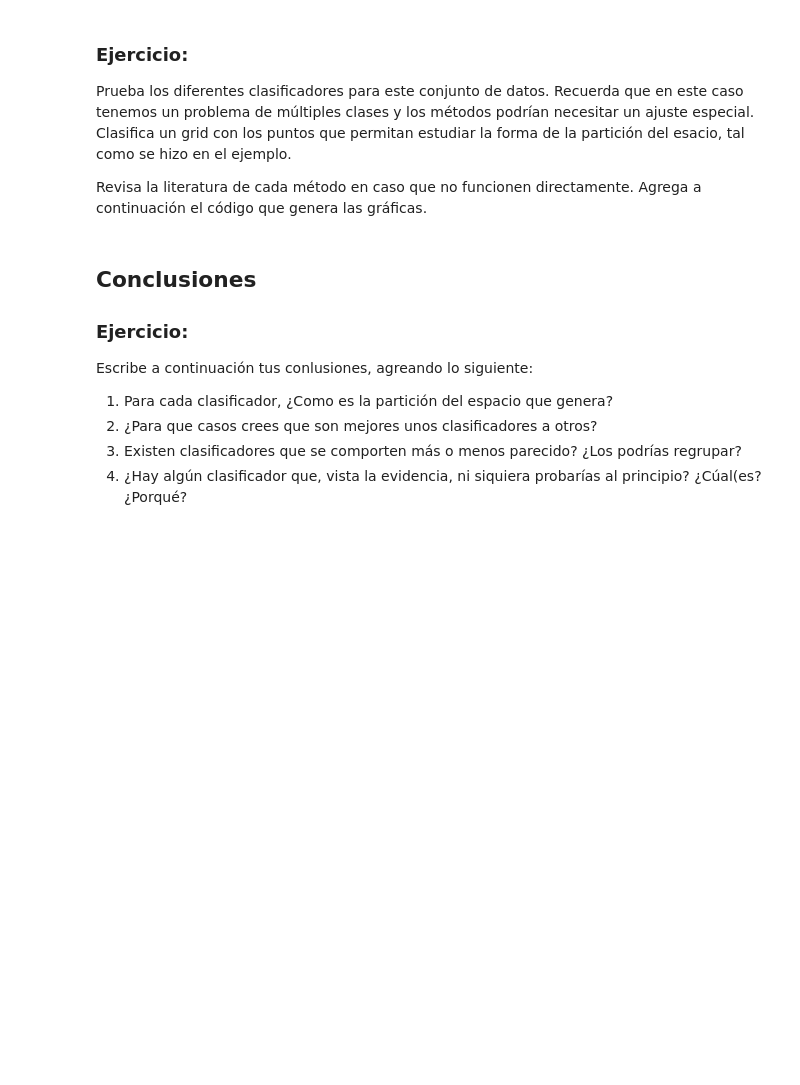
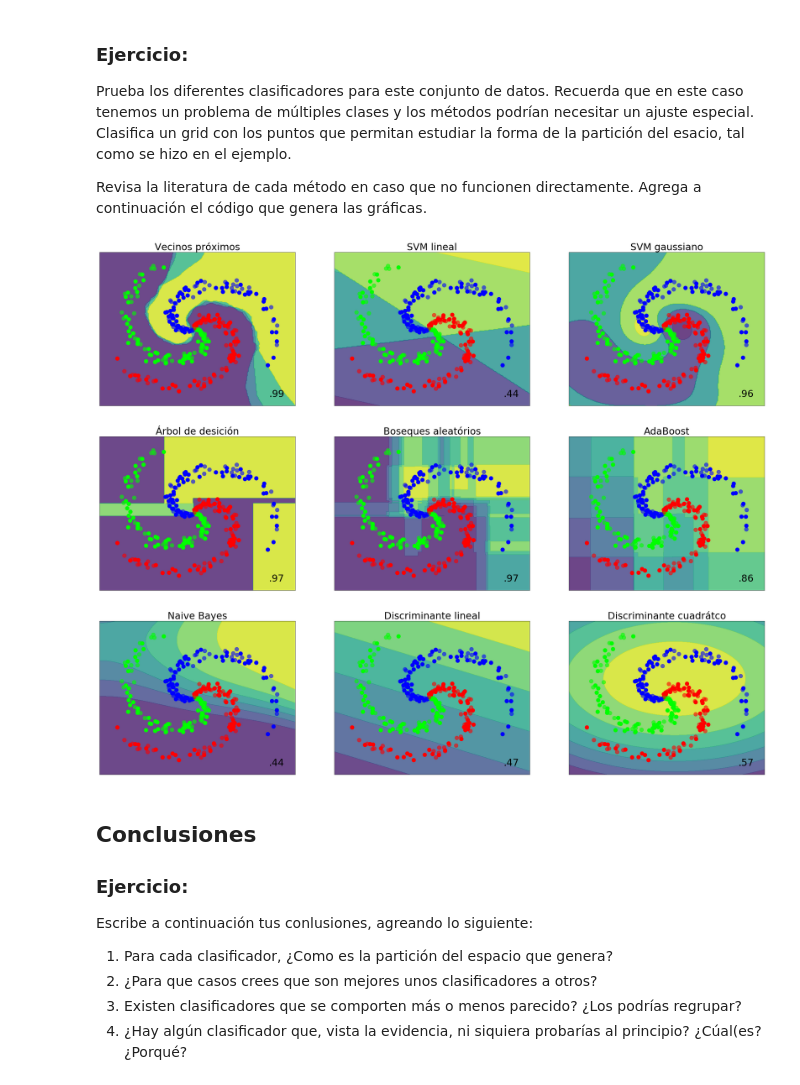
Before and after one commit to jjups96/tarea07-aprendizaje-supervisado, a Jupyter notebook: libretas/clasificadores.ipynb, the cells around one changed output. Cells and saved outputs as stored; diff of their text form; code cells hidden in the pictures; blank space fills up the shorter version.

Commit message:
Libreta de clasificadores

```diff
--- a/libretas/clasificadores.ipynb
+++ b/libretas/clasificadores.ipynb
@@ -193,3 +214,59 @@ Revisa la literatura de cada método en caso que no funcionen directamente. Agre
+# %%
+# Colores brillantes
+cm = plt.cm.viridis
+cm_escala = ListedColormap(['#FF0000', '#0000FF', '#00FF00'])
+
+figure = plt.figure(figsize=(30, 30))
+
+# Escalar y selecciona valores de entrenamiento y prueba
+#X, y = (X,Y)
+X = StandardScaler().fit_transform(X)
+Y = Y.reshape((Y.shape[0],))
+# Dividir el conjunto en un conjunto de entrenamiento y otro de aprendizaje
+X_train, X_test, y_train, y_test = train_test_split(X, Y, test_size=.4)
+
+# Meshgrid para clasificar toda la región y pintar las regiones
+xx, yy = np.meshgrid(np.arange(X[:, 0].min() - .5, X[:, 0].max() + .5, 0.02),
+                     np.arange(X[:, 1].min() - .5, X[:, 1].max() + .5, 0.02))
+
+# Por cada clasificador
+for (i, (titulo, clf)) in enumerate(zip(titulos, classifiers)):
+
+    # Escoge el subplot
+    ax = plt.subplot(3, 3, i + 1)
+
+    # El entrenamiento!!!!
+    clf.fit(X_train, y_train)
+
+    # Encuentra el error de validación
+    score = clf.score(X_test, y_test)
+
+    # Clasifica cada punto en el meshgrid
+    if hasattr(clf, "decision_function"):
+        Z = clf.decision_function(np.c_[xx.ravel(), yy.ravel()])[:, 1]
+    else:
+        Z = clf.predict_proba(np.c_[xx.ravel(), yy.ravel()])[:, 1]
+    Z = Z.reshape(xx.shape)
+
+    # Asigna un color a cada punto
+    ax.contourf(xx, yy, Z, cmap=cm, alpha=.8)
+
+    # Grafica los datos de entrenamiento y prueba
+    ax.scatter(X_train[:, 0], X_train[:, 1], c=y_train, cmap=cm_escala, s=150)
+    ax.scatter(X_test[:, 0], X_test[:, 1], c=y_test, cmap=cm_escala, s=150, alpha=0.6)
+
+    ax.set_xlim(xx.min(), xx.max())
+    ax.set_ylim(yy.min(), yy.max())
+    ax.set_xticks(())
+    ax.set_yticks(())
+    ax.set_title(titulo, size=30)
+    ax.text(xx.max() - .3, yy.min() + .3, ('%.2f' % score).lstrip('0'),
+            size=30, horizontalalignment='right')
+
+figure.subplots_adjust(left=.02, right=.98)
+plt.show()
+# %% [output]
+[figure, added]
 # %% [markdown]
 ## Conclusiones
 
```
Also changed, not shown: parts of 5 cells of this notebook.
